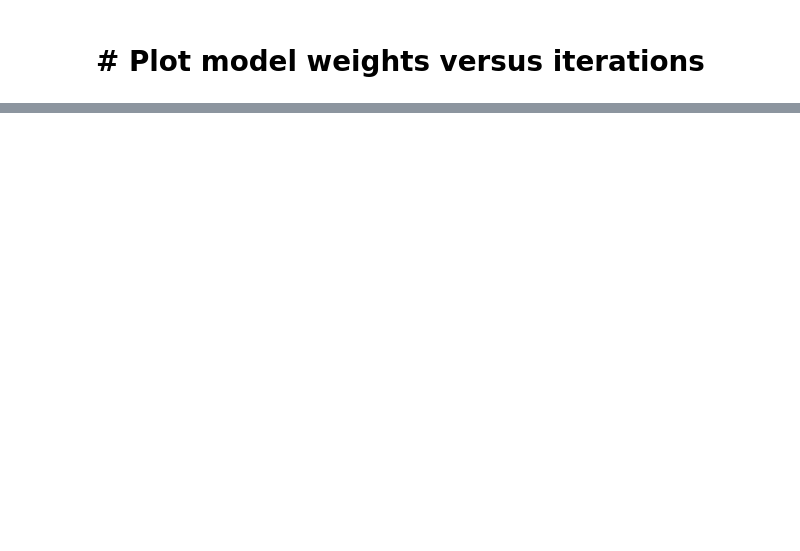
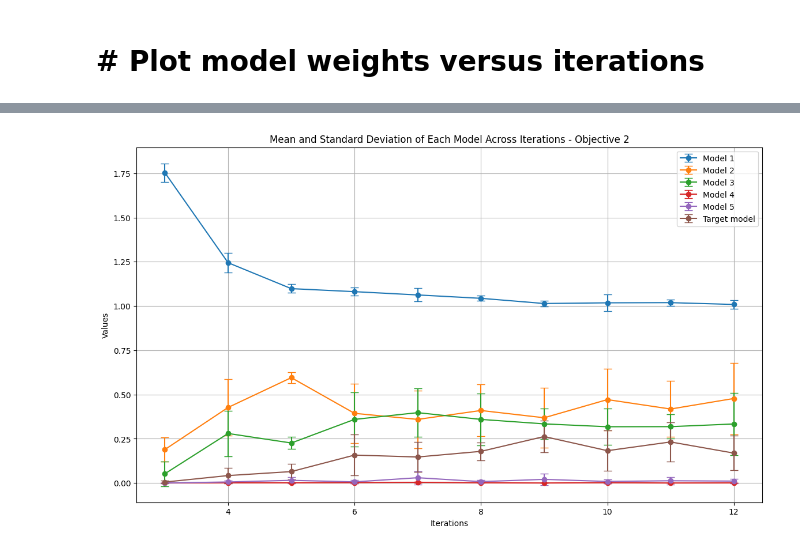
Before and after one commit to vishalvaka/HIL_toolkit_ARL, a Jupyter notebook: notebooks/meta_learning_with_rgpe_MOBO_normal.ipynb, the cells around one changed output, grey strips where cells are left out. Drawn from its saved outputs; the diff is of its cells as text; code cells hidden in the pictures; blank space fills up the shorter version.

```diff
--- a/notebooks/meta_learning_with_rgpe_MOBO_normal.ipynb
+++ b/notebooks/meta_learning_with_rgpe_MOBO_normal.ipynb
@@ -62,26 +62,26 @@ TARGET_SHIFT = 1.0 # (for Schaffer and others)
 # %% [markdown]
 Then, let's define our function $f(x, s_i)$ and set bounds on $x$.
 # %%
-# BOUNDS = torch.tensor([[-10], [10.0]], dtype=dtype, device=device) # For default Alpine function
-BOUNDS = torch.tensor([[0], [2.0]], dtype=dtype, device=device) # For Schaffer
+BOUNDS = torch.tensor([[-10], [10.0]], dtype=dtype, device=device) # For default Alpine function
+# BOUNDS = torch.tensor([[0], [2.0]], dtype=dtype, device=device) # For Schaffer
 # BOUNDS = torch.tensor([[0], [1.0]], dtype=dtype, device=device) # For ZDT1
 
 def f(X, shift=TARGET_SHIFT):
     """
     Torch-compatible multi-objective function for the target_task
     """
-    # f1 = X * torch.sin(X + torch.pi + shift) + X / 10.0
-    # f2 = X * torch.cos(X + torch.pi + shift) - X / 5.0
+    f1 = X * torch.sin(X + torch.pi + shift) + X / 10.0
+    f2 = X * torch.cos(X + torch.pi + shift) - X / 5.0
 
     # # Schaffer
-    f1 = -(shift*X)**2
-    f2 = -(shift*X - 2)**2
+    # f1 = -(shift*X)**2
+    # f2 = -(shift*X - 2)**2
 
-    # ZDT1
-    g = 1.0
-    h = 1.0 - shift*np.sqrt(X / g)
-    f1 = shift*X + 0.3*np.sin(5 * np.pi * X)
-    f2 = g * h + 0.3*np.cos(5 * np.pi * X)
+    # # ZDT1
+    # g = 1.0
+    # h = 1.0 - shift*np.sqrt(X / g)
+    # f1 = shift*X + 0.3*np.sin(5 * np.pi * X)
+    # f2 = g * h + 0.3*np.cos(5 * np.pi * X)
 
     # f1 = -(3*(shift*X)**2 + 4*(shift*X) + 10)
 
@@ -1215,31 +1417,33 @@ def extract_all_columns_mean_std(tensor_list):
         # Stack columns to create a 2D tensor
         stacked_columns = torch.stack(columns)
 
         # Calculate the mean element-wise
         mean_tensor = torch.mean(stacked_columns, dim=0)
 
         # Calculate the standard deviation element-wise
         std_tensor = torch.std(stacked_columns, dim=0)
 
         # Append to the lists
         means.append(mean_tensor)
         stds.append(std_tensor)
 
     return means, stds
 
 # Calculate mean and standard deviation for all columns
 means, stds = extract_all_columns_mean_std(tensor_list)
 
 plt.figure(figsize=(14, 8))
 
 for i, (mean_tensor, std_tensor) in enumerate(zip(means, stds)):
     label = f'Model {i+1}' if i < len(means) - 1 else 'Target model'
-    plt.errorbar(iterations, mean_tensor.numpy(), yerr=std_tensor.numpy(),
+    plt.errorbar(x, mean_tensor.numpy(), yerr=std_tensor.numpy(),
                  label=label, marker='o', capsize=5)
 
 plt.xlabel('Iterations')
 plt.ylabel('Values')
 plt.title('Mean and Standard Deviation of Each Model Across Iterations - Objective 2')
 plt.legend()
 plt.grid(True)
 plt.show()
+# %% [output]
+[figure, added]
```
Also changed, not shown: parts of 12 cells of this notebook, 1 other file.
